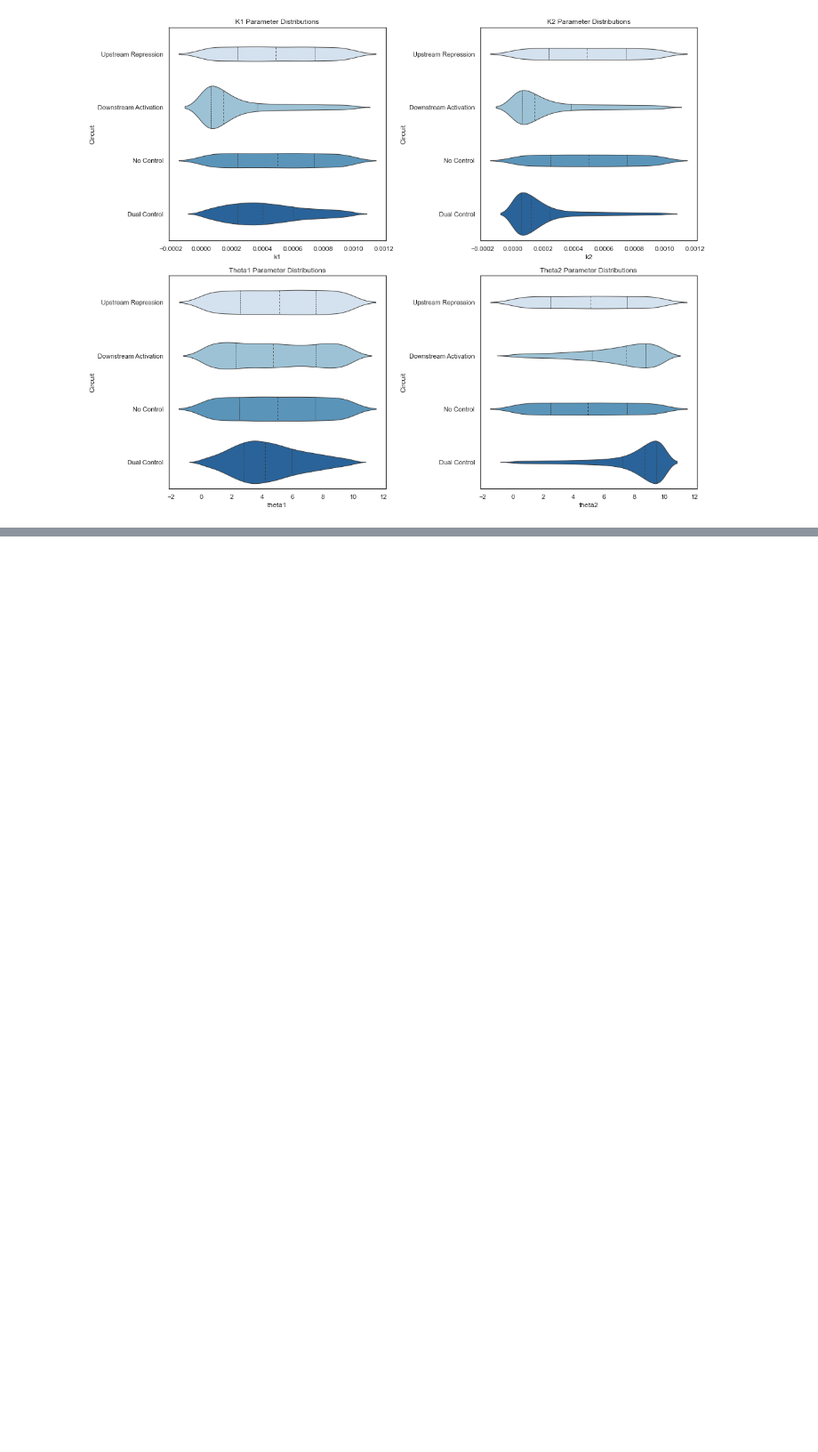
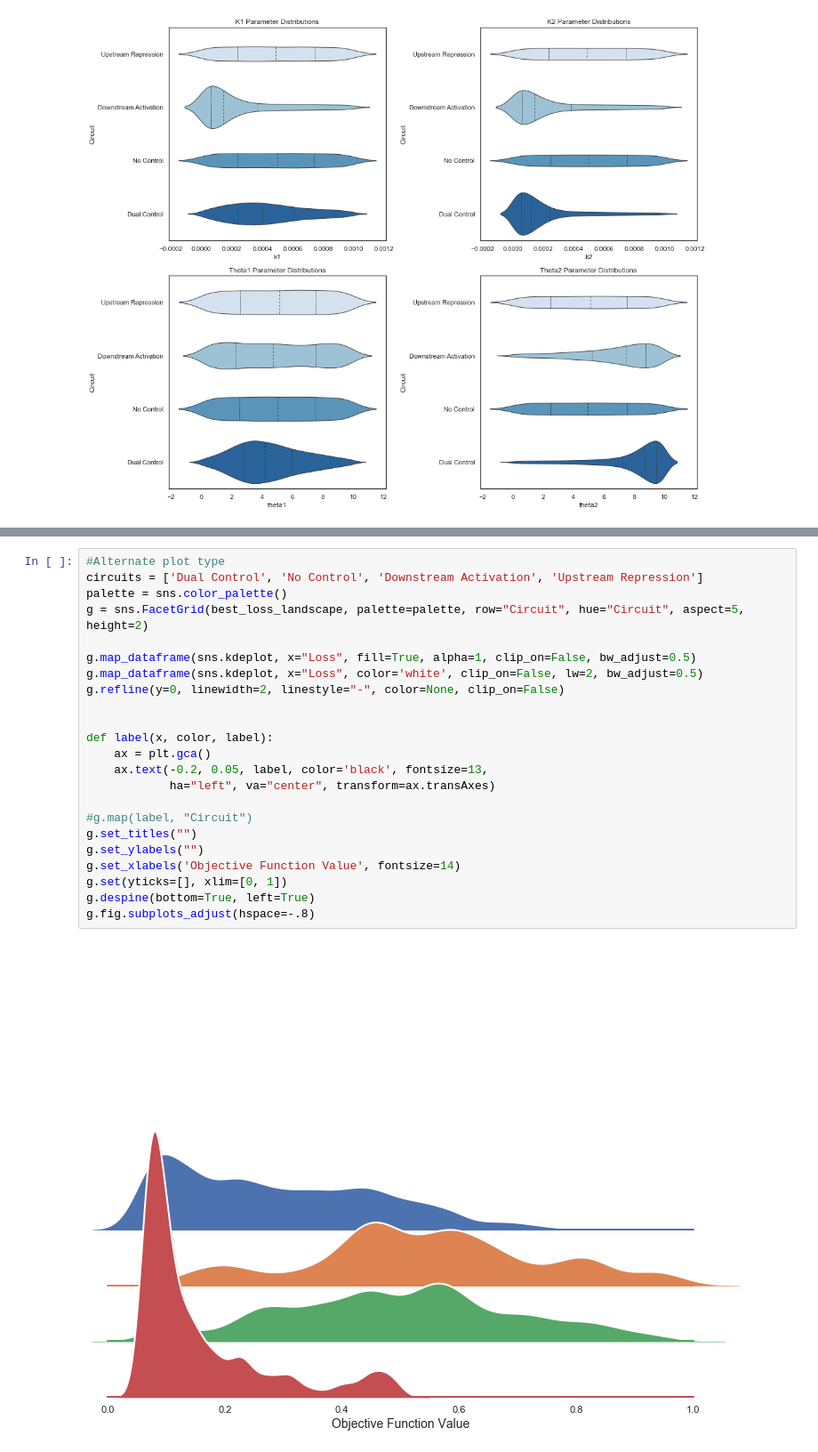
Before and after one commit to cjmerzbacher/msc-thesis, a Jupyter notebook: consolidated_for_paper/toy_model.ipynb, the cells around one changed output, grey strips where cells are left out. Shown: that part at 89% size. Drawn from its saved outputs; the diff is of its cells as text; blank space fills up the shorter version.

```diff
--- a/consolidated_for_paper/toy_model.ipynb
+++ b/consolidated_for_paper/toy_model.ipynb
@@ -300,0 +357,25 @@ fig.tight_layout()
+# %%
+#Alternate plot type
+circuits = ['Dual Control', 'No Control', 'Downstream Activation', 'Upstream Repression']
+palette = sns.color_palette()
+g = sns.FacetGrid(best_loss_landscape, palette=palette, row="Circuit", hue="Circuit", aspect=5, height=2)
+
+g.map_dataframe(sns.kdeplot, x="Loss", fill=True, alpha=1, clip_on=False, bw_adjust=0.5)
+g.map_dataframe(sns.kdeplot, x="Loss", color='white', clip_on=False, lw=2, bw_adjust=0.5)
+g.refline(y=0, linewidth=2, linestyle="-", color=None, clip_on=False)
+
+
+def label(x, color, label):
+    ax = plt.gca()
+    ax.text(-0.2, 0.05, label, color='black', fontsize=13,
+            ha="left", va="center", transform=ax.transAxes)
+
+#g.map(label, "Circuit")
+g.set_titles("")
+g.set_ylabels("")
+g.set_xlabels('Objective Function Value', fontsize=14)
+g.set(yticks=[], xlim=[0, 1])
+g.despine(bottom=True, left=True)
+g.fig.subplots_adjust(hspace=-.8)
+# %% [output]
+[figure, added]
```
Also changed, not shown: parts of 12 cells of this notebook, 9 other files.
